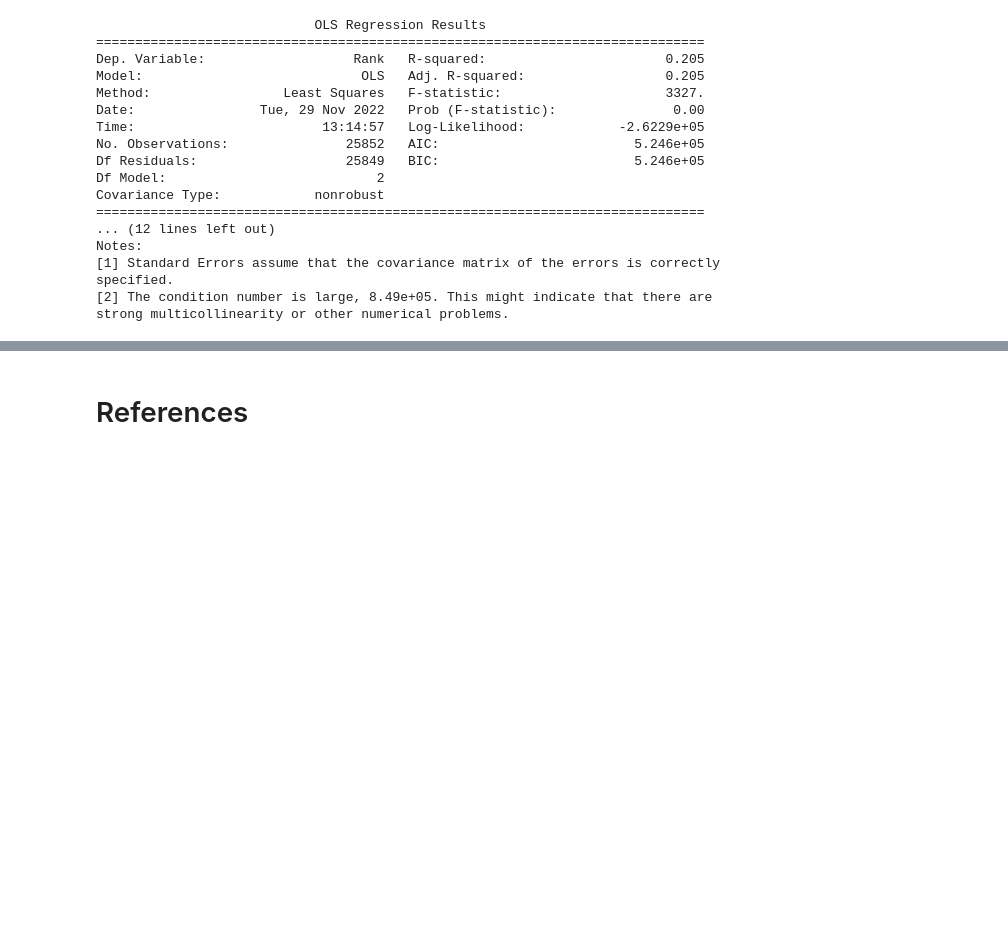
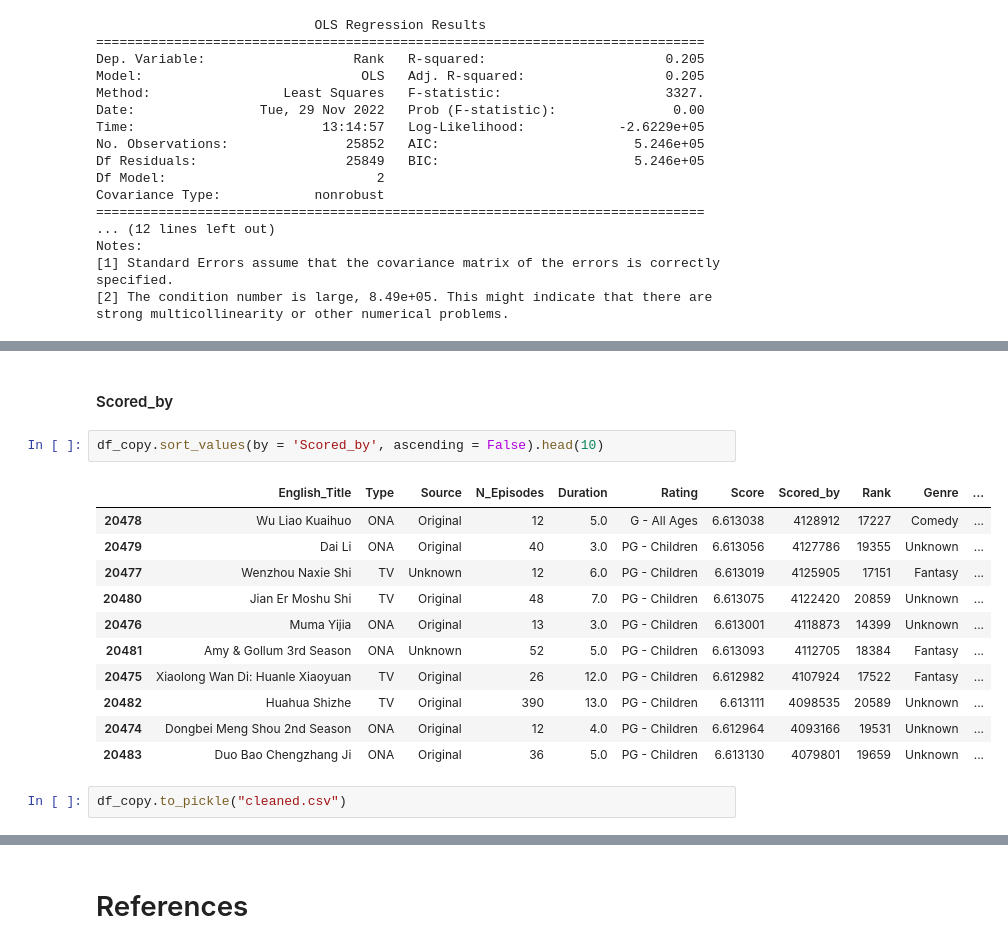
Before and after one commit to RealXun/EDA_ANIME, a Jupyter notebook: src/notebooks/Practice_Testing_Ideas.ipynb, the cells around one changed output, grey strips where cells are left out. Saved outputs shown, nothing was run; the diff lists cells and outputs as text; blank space fills up the shorter version.

```diff
--- a/src/notebooks/Practice_Testing_Ideas.ipynb
+++ b/src/notebooks/Practice_Testing_Ideas.ipynb
@@ -1183,0 +1354,18 @@ strong multicollinearity or other numerical problems.
+# %% [markdown]
+#### Scored_by
+# %%
+df_copy.sort_values(by = 'Scored_by', ascending = False).head(10)
+# %% [output]
+|  | English_Title | Type | Source | N_Episodes | Duration | Rating | Score | Scored_by | Rank | Genre | ... |
+| 20478 | Wu Liao Kuaihuo | ONA | Original | 12 | 5.0 | G - All Ages | 6.613038 | 4128912 | 17227 | Comedy | ... |
+| 20479 | Dai Li | ONA | Original | 40 | 3.0 | PG - Children | 6.613056 | 4127786 | 19355 | Unknown | ... |
+| 20477 | Wenzhou Naxie Shi | TV | Unknown | 12 | 6.0 | PG - Children | 6.613019 | 4125905 | 17151 | Fantasy | ... |
+| 20480 | Jian Er Moshu Shi | TV | Original | 48 | 7.0 | PG - Children | 6.613075 | 4122420 | 20859 | Unknown | ... |
+| 20476 | Muma Yijia | ONA | Original | 13 | 3.0 | PG - Children | 6.613001 | 4118873 | 14399 | Unknown | ... |
+| 20481 | Amy & Gollum 3rd Season | ONA | Unknown | 52 | 5.0 | PG - Children | 6.613093 | 4112705 | 18384 | Fantasy | ... |
+| 20475 | Xiaolong Wan Di: Huanle Xiaoyuan | TV | Original | 26 | 12.0 | PG - Children | 6.612982 | 4107924 | 17522 | Fantasy | ... |
+| 20482 | Huahua Shizhe | TV | Original | 390 | 13.0 | PG - Children | 6.613111 | 4098535 | 20589 | Unknown | ... |
+| 20474 | Dongbei Meng Shou 2nd Season | ONA | Original | 12 | 4.0 | PG - Children | 6.612964 | 4093166 | 19531 | Unknown | ... |
+| 20483 | Duo Bao Chengzhang Ji | ONA | Original | 36 | 5.0 | PG - Children | 6.613130 | 4079801 | 19659 | Unknown | ... |
+# %%
+df_copy.to_pickle("cleaned.csv")
```
Also changed, not shown: parts of 25 cells of this notebook, 7 other files.
